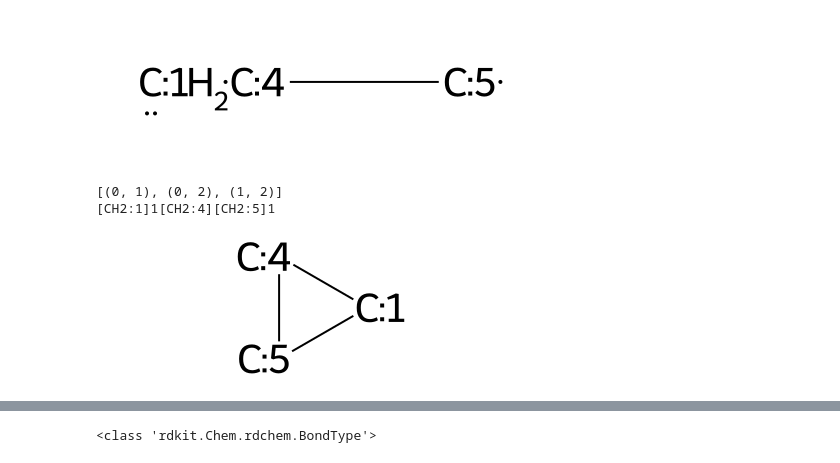
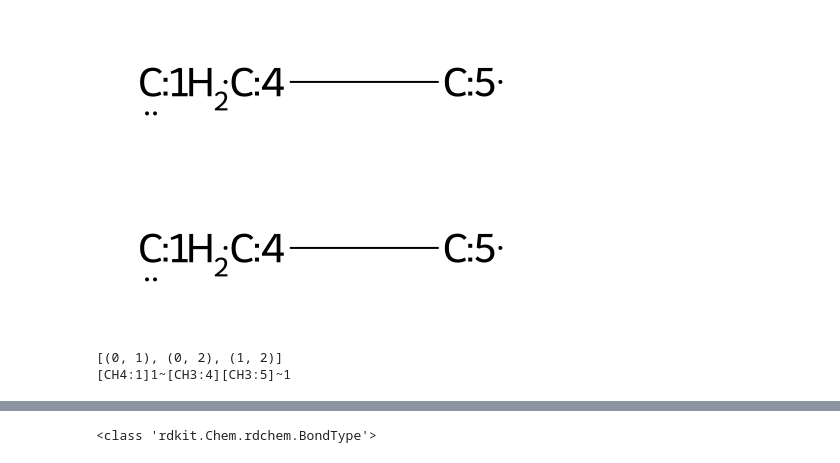
Before and after one commit to chopralab/Cliquify, a Jupyter notebook: rdkit_fragments.ipynb, the cells around one changed output, grey strips where cells are left out. Drawn from its saved outputs; the diff is of its cells as text; code cells hidden in the pictures.

```diff
--- a/rdkit_fragments.ipynb
+++ b/rdkit_fragments.ipynb
@@ -19,6 +19,10 @@ mol
 # %% [output]
 [CH2:1].[CH2:4][CH2:5]
 [figure]
+# %%
+Chem.MolFromSmiles(Chem.MolToSmiles(mol))
+# %% [output]
+[figure, added]
 # %%
 import itertools
 
@@ -50,12 +54,10 @@ def copy_edit_mol(mol):
     return new_mol
 
 
-
 copied_mol = copy_edit_mol(mol)
 copied_smiles = Chem.MolToSmiles(copied_mol)
 print(copied_smiles)
-copied_mol
+copied_mol = Chem.RemoveHs(copied_mol)
 # %% [output]
 [(0, 1), (0, 2), (1, 2)]
-[CH2:1]1[CH2:4][CH2:5]1
+[CH4:1]1~[CH3:4][CH3:5]~1
-[figure, removed]
```
Also changed, not shown: parts of 4 cells of this notebook, 9 other files.
